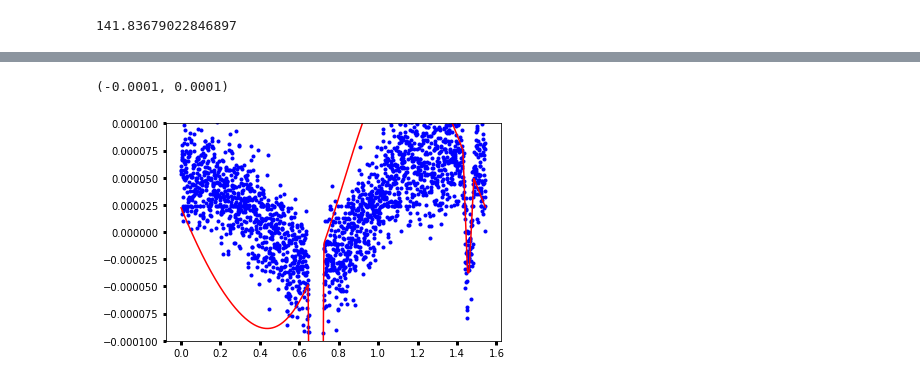
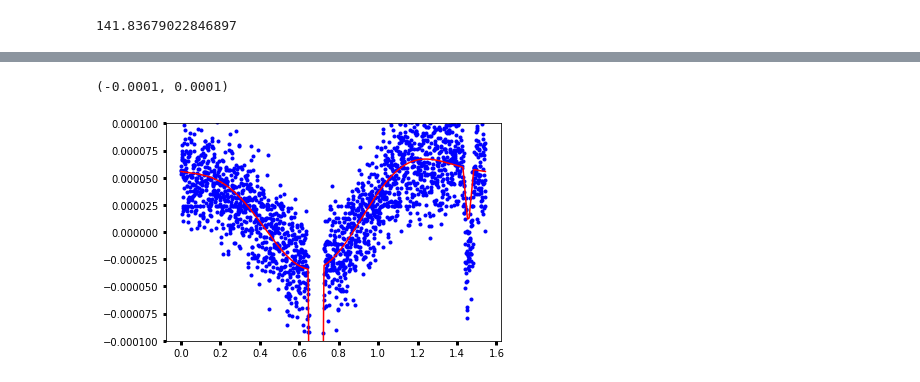
Before and after one commit to BoiseStatePlanetary/Searching-for-Variability-in-Eclipses-in-the-Kepler-Dataset, a Jupyter notebook: code/Analyzing_Kepler76b_with_LM.ipynb, the cells around one changed output, grey strips where cells are left out. Saved outputs shown, nothing was run; the diff lists cells and outputs as text; code cells hidden in the pictures.

Commit message:
Can't seem to fit eclipse and BEER signals at the same time. I'm going to re-tool to fit them separately.

```diff
--- a/code/Analyzing_Kepler76b_with_LM.ipynb
+++ b/code/Analyzing_Kepler76b_with_LM.ipynb
@@ -50,7 +50,7 @@ print(unbinned_noise*1e6)
 141.83679022846897
 # %%
 def fit_all_signals(cur_time, cur_baseline, cur_p, cur_b, cur_T0, cur_Aellip, cur_Abeam,
-        cur_F0, cur_Aplanet, cur_phase_shift):
+        cur_Aplanet, cur_phase_shift):
     params = K76.saved_params.copy()
 
     params['baseline'] = cur_baseline
@@ -59,17 +59,24 @@ def fit_all_signals(cur_time, cur_baseline, cur_p, cur_b, cur_T0, cur_Aellip, cu
     params['T0'] = cur_T0
     params['Aellip'] = cur_Aellip
     params['Abeam'] = cur_Abeam
-    params['F0'] = cur_F0
-    params['Aplanet'] = cur_Aplanet
+    params['F0'] = 0.
+    params['Aplanet'] = 0.
     params['phase_shift'] = cur_phase_shift
 
     cur_BC = BEER_curve(cur_time, params,
             supersample_factor=10, exp_time=30./60./24.)
 
-    return cur_BC.all_signals()
+    sig = cur_BC.all_signals()
+
+    phi = 2.*np.pi*(cur_time - cur_T0)/params['per']
+    refl = -2/np.pi*cur_Aplanet*(np.sin(phi) + (np.pi - phi)*np.cos(phi))
+
+    sig += refl
+
+    return sig
 # %%
-bounds = ([-500e-6, 0., -1, K76.T0*0.95, -500e-6, -500e-6, -500e-6, 0., -1],
-          [500e-6, 0.2, 1., K76.T0*1.05, 500e-6, 500e-6, 500e-6, 500e-6, 1])
+bounds = ([-500e-6, 0., -1, K76.T0*0.95, -500e-6, -500e-6, 0., -1],
+          [500e-6, 0.2, 1., K76.T0*1.05, 500e-6, 500e-6, 500e-6, 1])
 
 # Estimate scatter
 ind = ~transit_indices(folded_time, K76.dur, K76.T0)
@@ -80,8 +87,7 @@ data = filtered_flux
 err = unbinned_noise*np.ones_like(folded_time)
 
 initial_guess = [0., K76.saved_params['p'], K76.saved_params['b'], K76.saved_params['T0'],
-                 K76.saved_params['Aellip'], K76.saved_params['Abeam'], K76.saved_params['F0'], K76.saved_params['Aplanet'],
-                 K76.saved_params['phase_shift']]
+                 K76.saved_params['Aellip'], K76.saved_params['Abeam'], K76.saved_params['Aplanet'], K76.saved_params['phase_shift']]
 popt, pcov = curve_fit(fit_all_signals, time, data, sigma=unbinned_noise*np.ones_like(time), p0=initial_guess, bounds=bounds)
 uncertainties = np.sqrt(pcov.diagonal())
 
@@ -105,14 +98,14 @@ plt.ylim([-0.001, 0.001])
 # %%
 binned_time, binned_flux, binned_err = bindata(folded_time, filtered_flux, 1./60./24.)
 
 test_popt = popt.copy()
-test_popt[5] = 0.
+#test_popt[5] = 0.
 
 plt.plot(binned_time, binned_flux, 'b.')
 plt.plot(binned_time, fit_all_signals(binned_time, *test_popt), color='red')
 
 plt.ylim([-100e-6, 100e-6])
 #plt.xlim([1.4, 1.6])
 # %% [output]
 (-0.0001, 0.0001)
-[figure, old version]
+[figure, new version]
```
Also changed, not shown: parts of 3 cells of this notebook.
